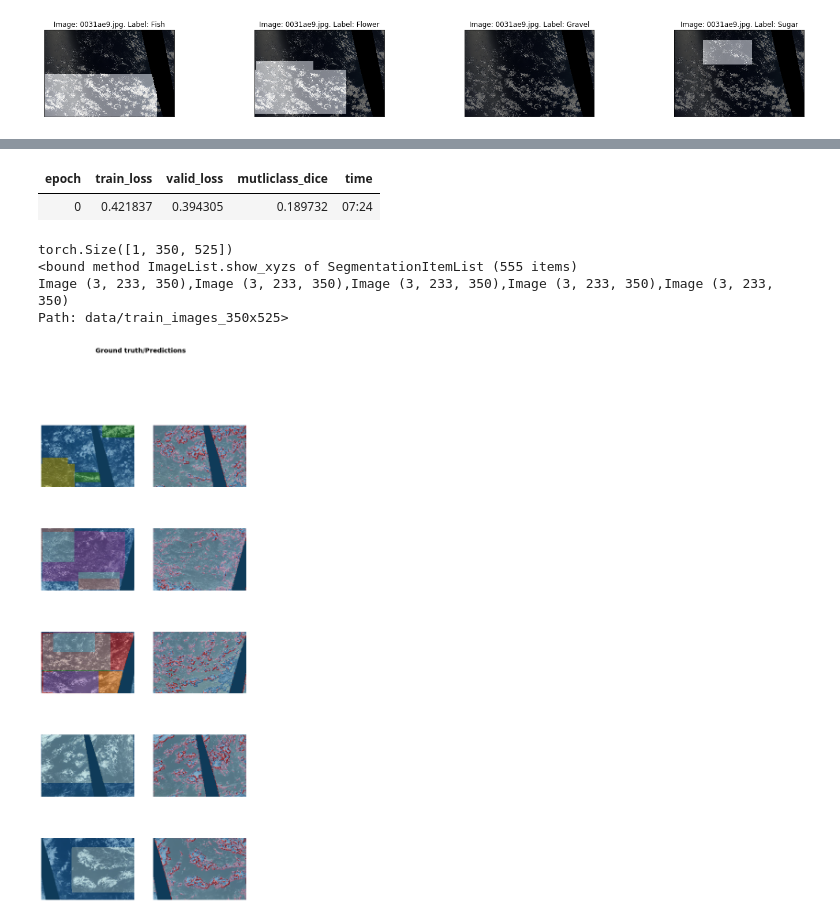
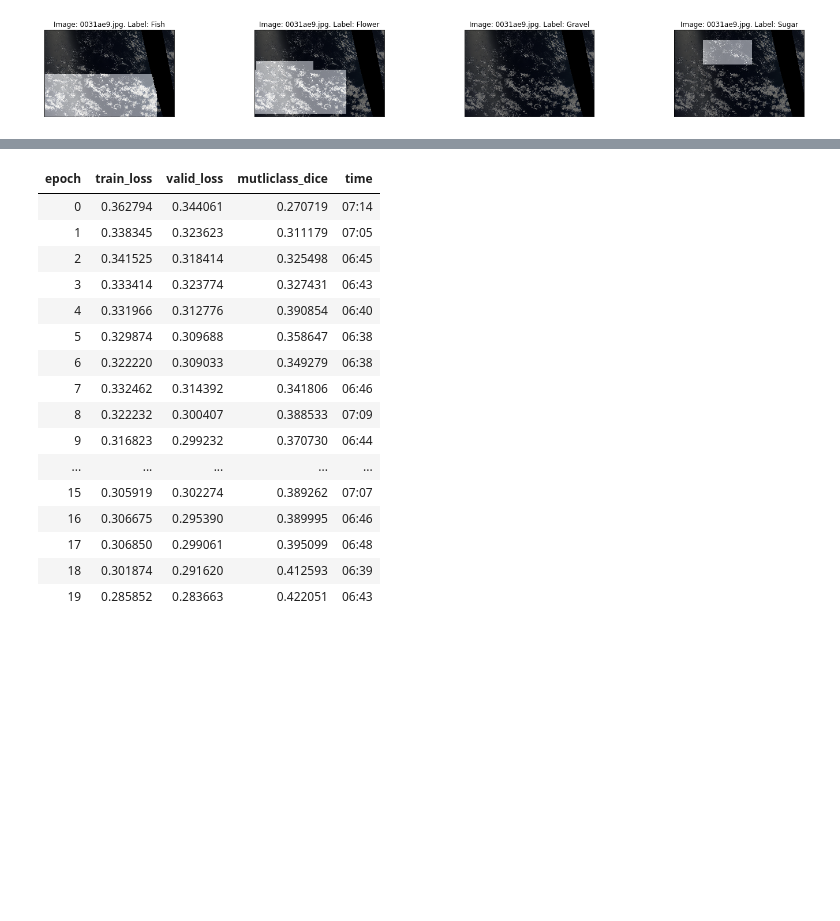
Before and after one commit to JoshVarty/KaggleClouds, a Jupyter notebook: 01_BasicModel.ipynb, the cells around one changed output, grey strips where cells are left out. Cells and saved outputs as stored; diff of their text form; code cells hidden in the pictures; blank space fills up the shorter version.

```diff
--- a/01_BasicModel.ipynb
+++ b/01_BasicModel.ipynb
@@ -223,10 +223,25 @@ LR Finder is complete, type {learner_name}.recorder.plot() to see the graph.
 # %%
 lr=3e-3
 # %%
-learn.fit_one_cycle(1, slice(lr), pct_start=0.9)
+learn.fit_one_cycle(20, slice(lr))
 # %% [output]
 | epoch | train_loss | valid_loss | mutliclass_dice | time |
-| 0 | 0.421837 | 0.394305 | 0.189732 | 07:24 |
+| 0 | 0.362794 | 0.344061 | 0.270719 | 07:14 |
+| 1 | 0.338345 | 0.323623 | 0.311179 | 07:05 |
+| 2 | 0.341525 | 0.318414 | 0.325498 | 06:45 |
+| 3 | 0.333414 | 0.323774 | 0.327431 | 06:43 |
+| 4 | 0.331966 | 0.312776 | 0.390854 | 06:40 |
+| 5 | 0.329874 | 0.309688 | 0.358647 | 06:38 |
+| 6 | 0.322220 | 0.309033 | 0.349279 | 06:38 |
+| 7 | 0.332462 | 0.314392 | 0.341806 | 06:46 |
+| 8 | 0.322232 | 0.300407 | 0.388533 | 07:09 |
+| 9 | 0.316823 | 0.299232 | 0.370730 | 06:44 |
+| ... | ... | ... | ... | ... |
+| 15 | 0.305919 | 0.302274 | 0.389262 | 07:07 |
+| 16 | 0.306675 | 0.295390 | 0.389995 | 06:46 |
+| 17 | 0.306850 | 0.299061 | 0.395099 | 06:48 |
+| 18 | 0.301874 | 0.291620 | 0.412593 | 06:39 |
+| 19 | 0.285852 | 0.283663 | 0.422051 | 06:43 |
 # %%
 from fastai.torch_core import *
 from fastai.basic_data import *
@@ -280,8 +288,0 @@ def custom_show_results(learn, ds_type=DatasetType.Valid, rows:int=5, **kwargs):
-# %%
-xs,ys,zs = custom_show_results(learn)
-# %% [output]
-torch.Size([1, 350, 525])
-<bound method ImageList.show_xyzs of SegmentationItemList (555 items)
-Image (3, 233, 350),Image (3, 233, 350),Image (3, 233, 350),Image (3, 233, 350),Image (3, 233, 350)
-Path: data/train_images_350x525>
-[figure, removed]
```
Also changed, not shown: parts of 6 cells of this notebook.
